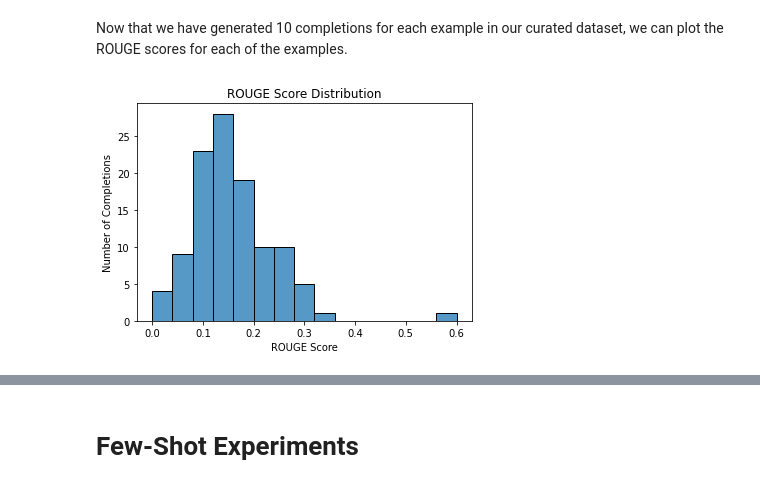
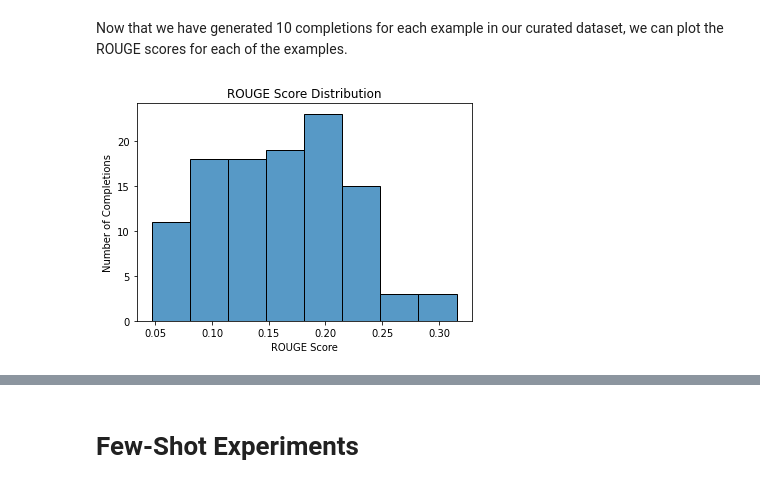
Before and after one commit to JayThibs/aligning-language-models, a Jupyter notebook: gpt_alignment.ipynb, the cells around one changed output, grey strips where cells are left out. Saved outputs shown, nothing was run; the diff lists cells and outputs as text; code cells hidden in the pictures.

```diff
--- a/gpt_alignment.ipynb
+++ b/gpt_alignment.ipynb
@@ -1444,7 +1473,10 @@ context_path = "prompts/contexts/users_on_website.txt"
 task_description_path = "prompts/task_description/task_description_3.txt"
 template_path = "prompts/templates/template_v2.txt"
 completions_list = []
-rouge_scores = []
+rouge1_scores = []
+rougeL_scores = []
+similarity = []
+bert_score_list = []
 question_id_list = []
 ground_truth_list = []
 relevance_list = []
@@ -1453,16 +1485,23 @@ for idx, row in benchmark_df.iterrows():
     ground = row['explanation']
     prompt_path = f"prompts/benchmark_prompts/benchmark_prompt_{idx}.txt"
     create_prompt_txt_from_df(benchmark_df, idx, prompt_path, context_path, task_description_path, template_path)
-    completions = gpt_generate(model=model, tokenizer=tokenizer, gpu=True, txt_path=prompt_path, max_length=60, num_return_sequences=10, save_completions=True)
+    completions = gpt_generate(model=model, tokenizer=tokenizer, gpu=True, txt_path=prompt_path, max_length=30, num_return_sequences=10, save_completions=True)
     for completion in completions:
         completion = " ".join(completion.split('relevant to the question because')[1:])
         if "\n" in completion[0:10]:
             completion = " ".join(completion.split("\n\n")[1:])
         completion = completion.split("\n")[0]
         rouge_score = rouge_metric.compute(predictions=[completion],references=[ground])
-        rouge_scores.append(rouge_score['rougeL'][0][-1])
+        rouge1_scores.append(rouge_score['rouge1'][0][-1])
+        rougeL_scores.append(rouge_score['rougeL'][0][-1])
+        # sentence-transformer similarity (dot-product of embedding vector)
+        sentences = [ground, completion]
+        embeddings = sentence_transformer_model.encode(sentences)
+        similarity.append(np.dot(embeddings[0],embeddings[1])/(norm(embeddings[0])*norm(embeddings[1])))
+        bert_scores = bertscore_metric.compute(predictions=[completion], references=[ground], lang="en")
+        bert_score_list.append(bert_scores['f1'][0])
         completions_list.append(completion)
-        question_id_list.append(i)
+        question_id_list.append(question_id)
         ground_truth_list.append(ground)
         relevance_list.append(row['relevance'])
 # %% [output]
@@ -1485,0 +1525,11 @@ DATE: We have been collecting this bird data for some time now using the informa
+# %%
+metrics_df = pd.DataFrame({"ground_truth": ground_truth_list, "completions": completions_list, "relevance": relevance_list, "rouge1": rouge1_scores, "rougeL": rougeL_scores, "similarity": similarity, "bert_score": bert_score_list})
+# weighted average of rouge, bertscore, and sentence-transformer similarity
+# # first, we need to min-max scale the metrics to be between 0 and 1
+metrics_df['rouge1'] = (metrics_df['rouge1'] - metrics_df['rouge1'].min())/(1 - metrics_df['rouge1'].min())
+metrics_df['rougeL'] = (metrics_df['rougeL'] - metrics_df['rougeL'].min())/(1 - metrics_df['rougeL'].min())
+metrics_df['bert_score'] = (metrics_df['bert_score'] - metrics_df['bert_score'].min())/(1 - metrics_df['bert_score'].min())
+metrics_df['similarity'] = (metrics_df['similarity'] - metrics_df['similarity'].min())/(1 - metrics_df['similarity'].min())
+# then, we can compute the weighted average
+metrics_df['weighted_average'] = (metrics_df['rouge1']*0.2 + metrics_df['rougeL']*0.4 + metrics_df['bert_score']*0.2 + metrics_df['similarity']*0.2)
+metrics_df.head(len(outputs))
@@ -1486,4 +1544,3 @@ DATE: We have been collecting this bird data for some time now using the informa
 # %%
-metrics_df = pd.DataFrame({"ground_truth": ground_truth_list, "completions": completions_list, "relevance": relevance_list, "rouge_score": rouge_scores})
 metrics_df.sample(10).head(10)
 # %% [output]
@@ -1529,5 +1586,5 @@ metrics_df.sort_values(by='rouge_score', ascending=True).head(10)
 # %%
-metrics_df.sort_values(by='rouge_score', ascending=False, inplace=True)
+metrics_df.sort_values(by='weighted_average', ascending=False, inplace=True)
 metrics_df.reset_index(drop=True, inplace=True)
 metrics_df.to_csv("data/benchmark_prompts_scores.csv")
 # %% [markdown]
@@ -1536,10 +1593,10 @@ metrics_df.to_csv("data/benchmark_prompts_scores.csv")
 Now that we have generated 10 completions for each example in our curated dataset, we can plot the ROUGE scores for each of the examples.
 # %%
 # We can now plot the results as a bar chart:
-sns.histplot(metrics_df['rouge_score'])
+sns.histplot(metrics_df['weighted_average'])
 plt.xlabel("ROUGE Score")
 plt.ylabel("Number of Completions")
 plt.title("ROUGE Score Distribution")
 plt.show()
 # %% [output]
-[figure, old version]
+[figure, new version]
```
Also changed, not shown: parts of 48 cells of this notebook.
